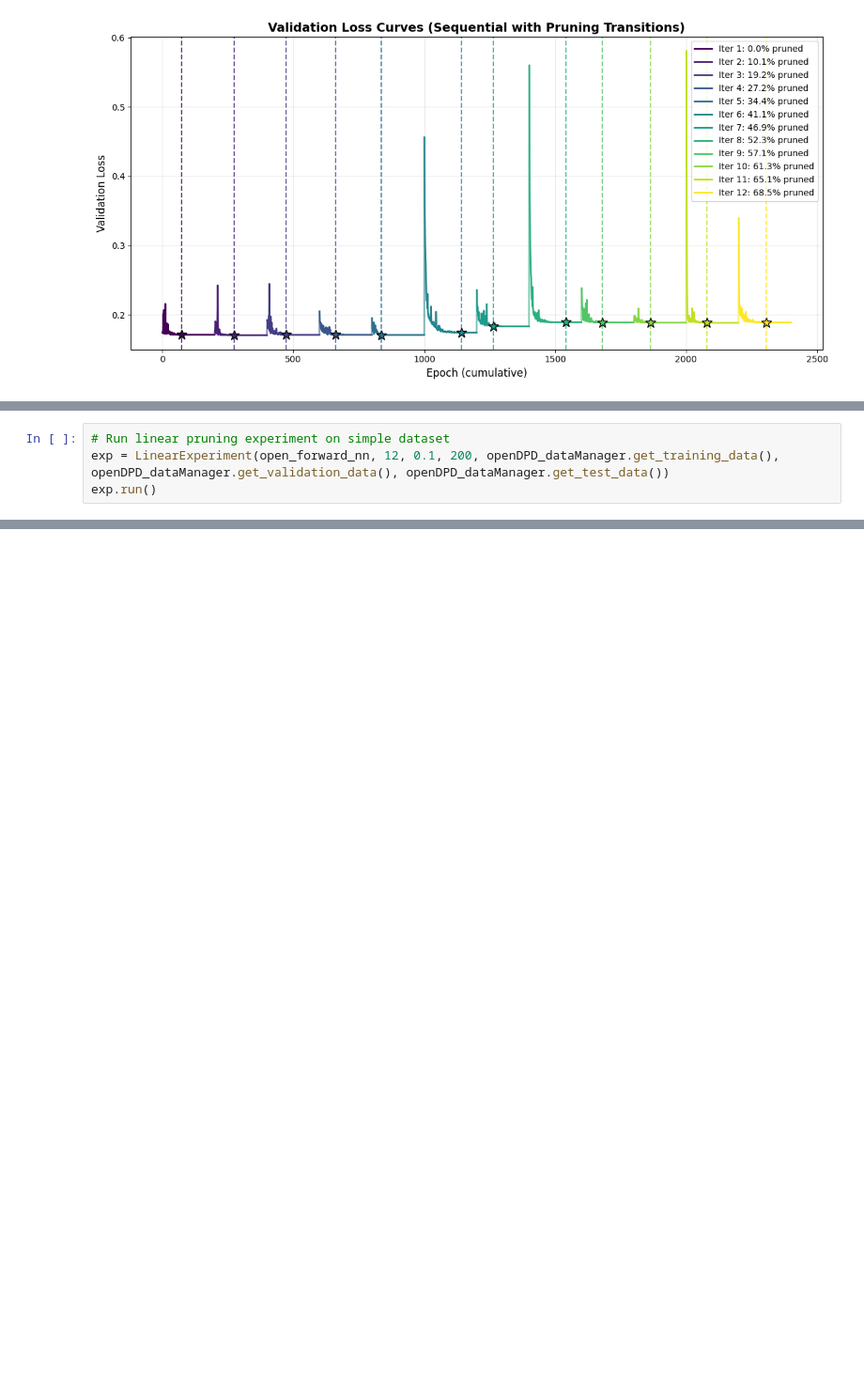
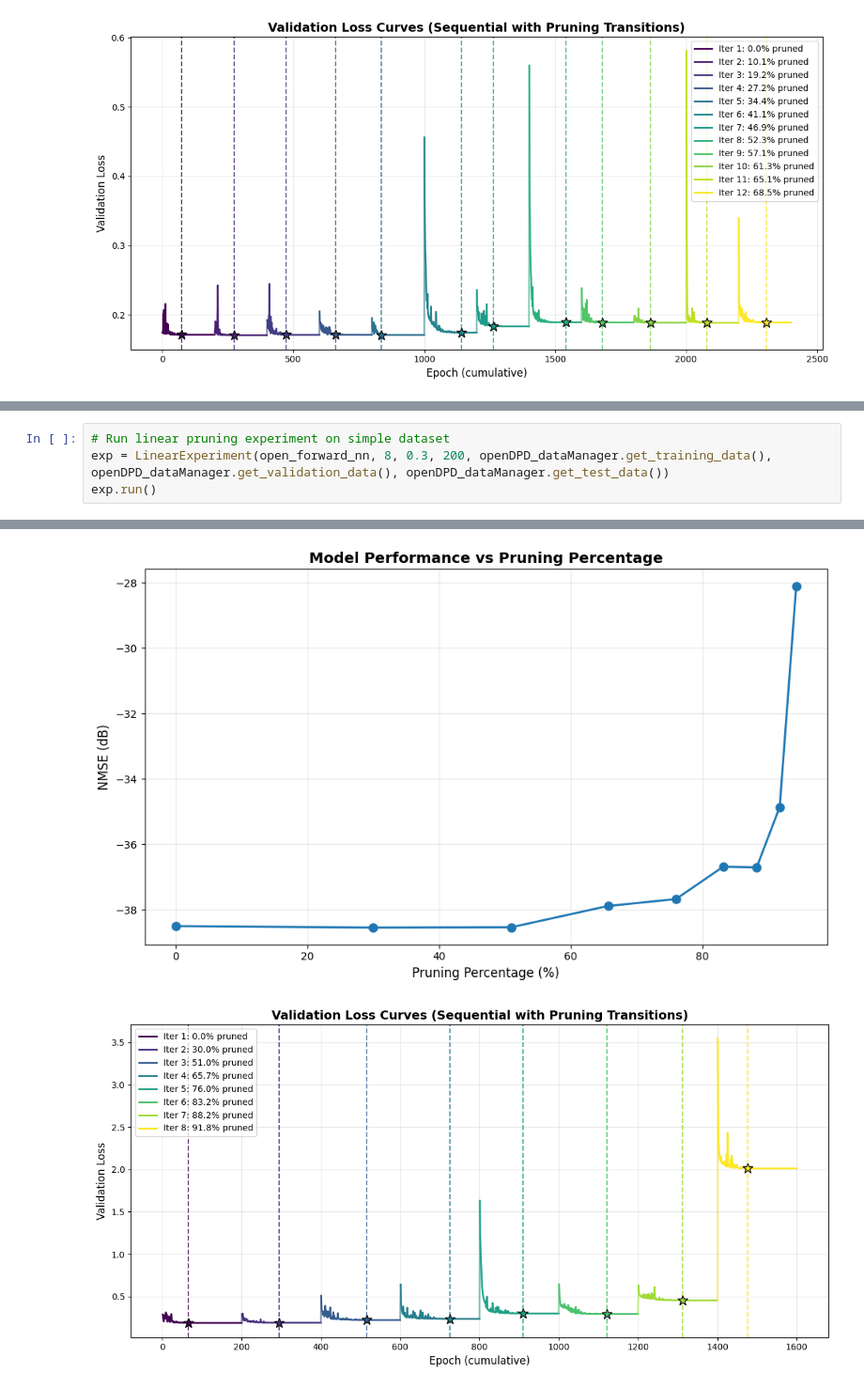
Before and after one commit to aquigney/sparseDPD, a Jupyter notebook: refactored_notebook.ipynb, the cells around one changed output, grey strips where cells are left out. Shown at 94% size. Drawn from its saved outputs; the diff is of its cells as text; blank space fills up the shorter version.

```diff
--- a/refactored_notebook.ipynb
+++ b/refactored_notebook.ipynb
@@ -128,7 +128,7 @@ OpenDPD NN Forward Model NMSE: -38.50 dB
 Forward NN has 1200 parameters
 # %%
 # Run linear pruning experiment on simple dataset
-exp = LinearExperiment(open_forward_nn, 12, 0.1, 200, openDPD_dataManager.get_training_data(), openDPD_dataManager.get_validation_data(), openDPD_dataManager.get_test_data())
+exp = LinearExperiment(open_forward_nn, 8, 0.3, 200, openDPD_dataManager.get_training_data(), openDPD_dataManager.get_validation_data(), openDPD_dataManager.get_test_data())
 exp.run()
 # %% [output]
 ============================================================
@@ -150,0 +151,2 @@ Epoch 180/200  Loss=1.8778e-01  Valid Loss=1.8682e-01  LR=1.00e-06
+[figure, added]
+[figure, added]
```
Also changed, not shown: parts of 2 cells of this notebook.
